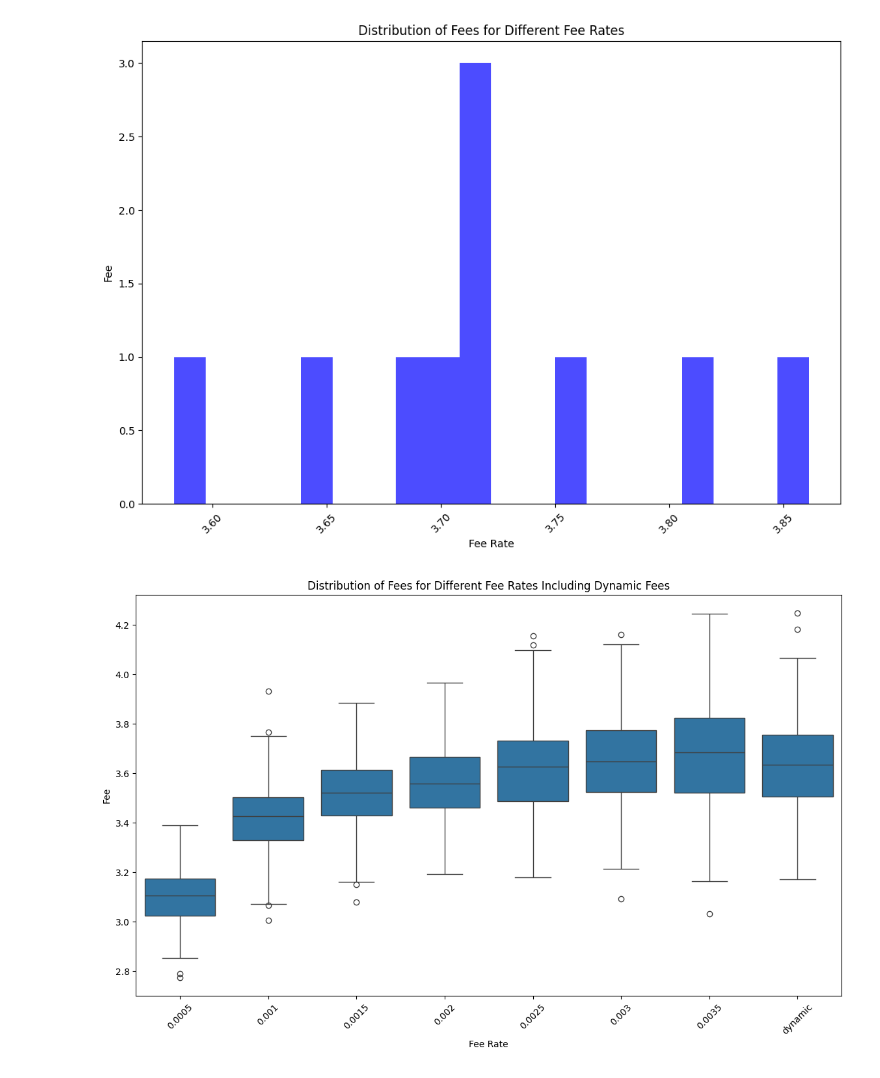
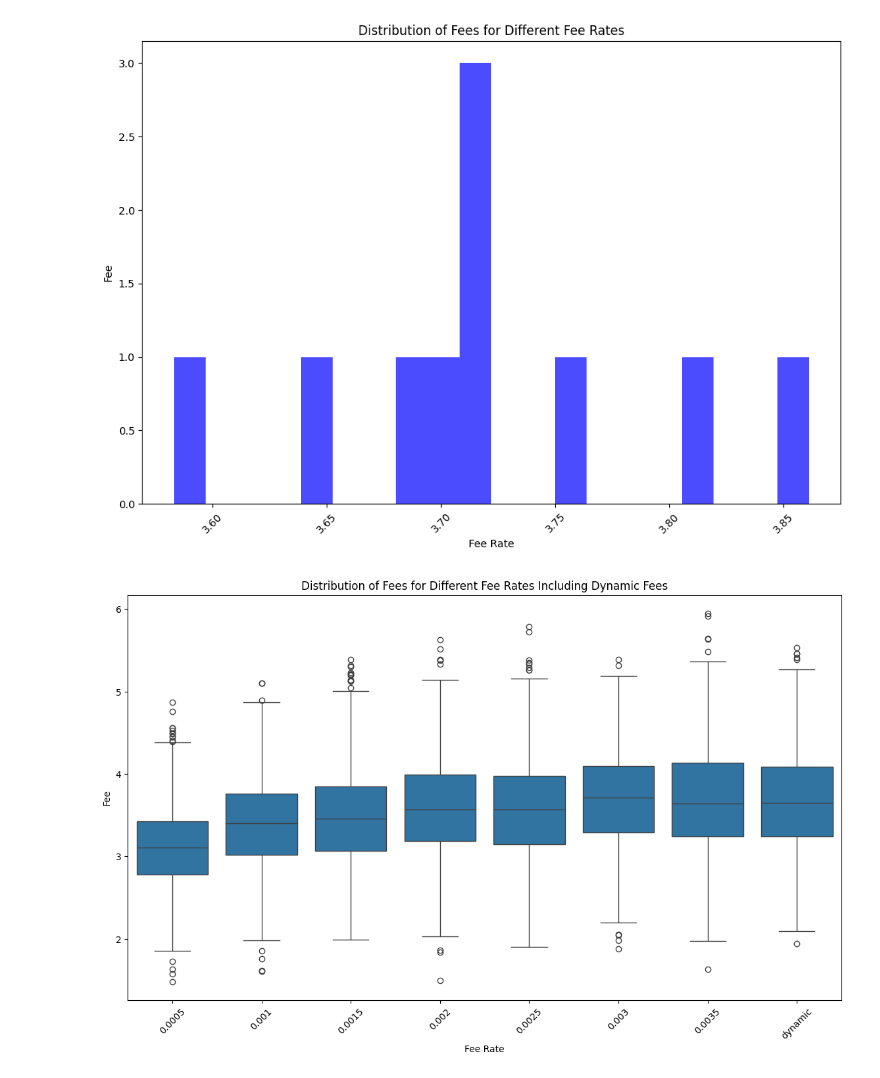
Before and after one commit to WillInvest/Dynamic_AMM, a Jupyter notebook: exp/dummy_display.ipynb, the cells around one changed output. Drawn from its saved outputs; the diff is of its cells as text; code cells hidden in the pictures.

```diff
--- a/exp/dummy_display.ipynb
+++ b/exp/dummy_display.ipynb
@@ -473,37 +473,37 @@ plt.show()
 # %%
 import matplotlib.pyplot as plt
 import seaborn as sns
 import pandas as pd
 
 # File paths
-static_result = pd.read_csv('/home/shiftpub/AMM-Python/results/dummy_results/static_simulation_results_20241009_104903.csv')
-dynamic_result = pd.read_csv('/home/shiftpub/AMM-Python/results/dummy_results/dynamic_simulation_results_20241009_094042.csv')
+dynamic_result = pd.read_csv('/home/shiftpub/AMM-Python/results/dummy_results/dynamic_simulation_results_20241009_163710.csv')
+static_result = pd.read_csv('/home/shiftpub/AMM-Python/results/dummy_results/static_simulation_results_20241009_162927.csv')
 
 # Add a new column to identify dynamic fees
 dynamic_result['fee_rate'] = 'dynamic'
 
 # extract statis result for fee_rate <=0.35
-static_result = static_result[static_result['fee_rate'] <= 0.0035]
+# static_result = static_result[static_result['fee_rate'] <= 0.0035]
 # Combine the two DataFrames
 combined_results = pd.concat([static_result, dynamic_result], ignore_index=True)
 # Set up the figure
 plt.figure(figsize=(14, 8))
 
 # Draw the boxplot with dynamic fees included
 sns.boxplot(x='fee_rate', y='fee', data=combined_results)
 
 # Rotate the x-axis labels
 plt.xticks(rotation=45)
 
 # Set the labels and title
 plt.xlabel('Fee Rate')
 plt.ylabel('Fee')
 plt.title('Distribution of Fees for Different Fee Rates Including Dynamic Fees')
 
 # Show the plot
 plt.show()
 # %% [output]
-[figure, old version]
+[figure, new version]
 # %%
 # Set up the figure
 plt.figure(figsize=(14, 8))
```
Also changed, not shown: parts of 1 cell of this notebook, 1 other file.
